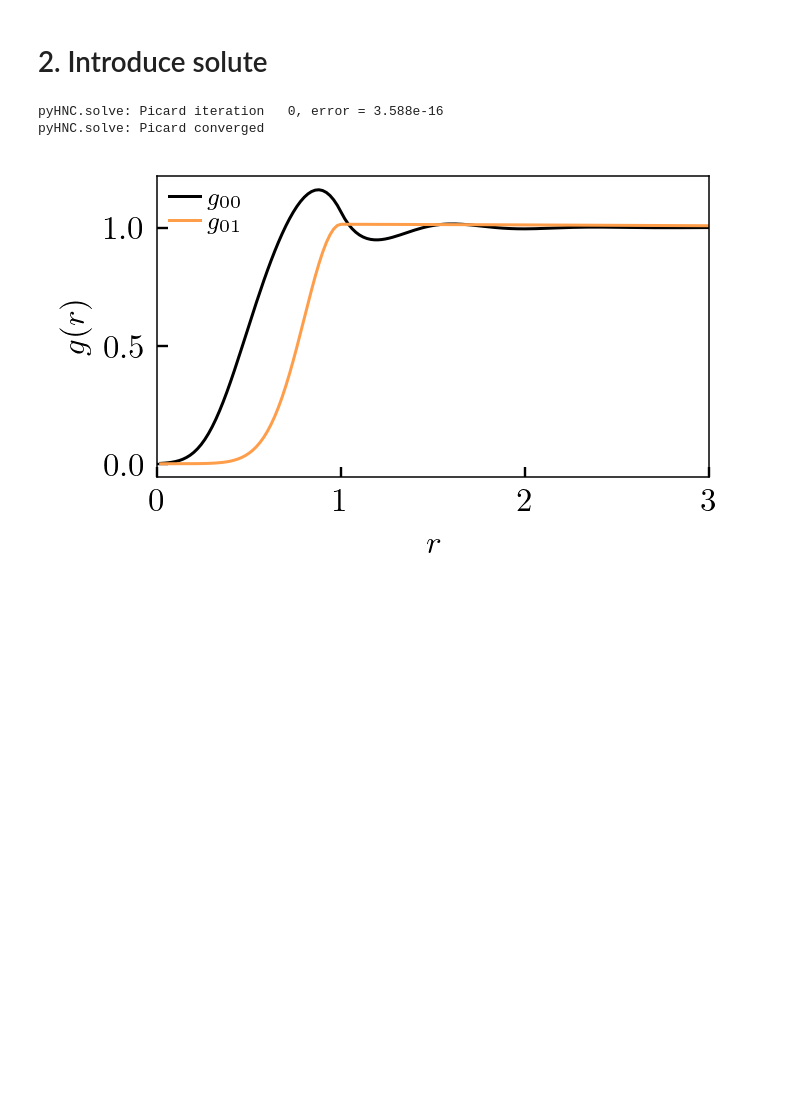
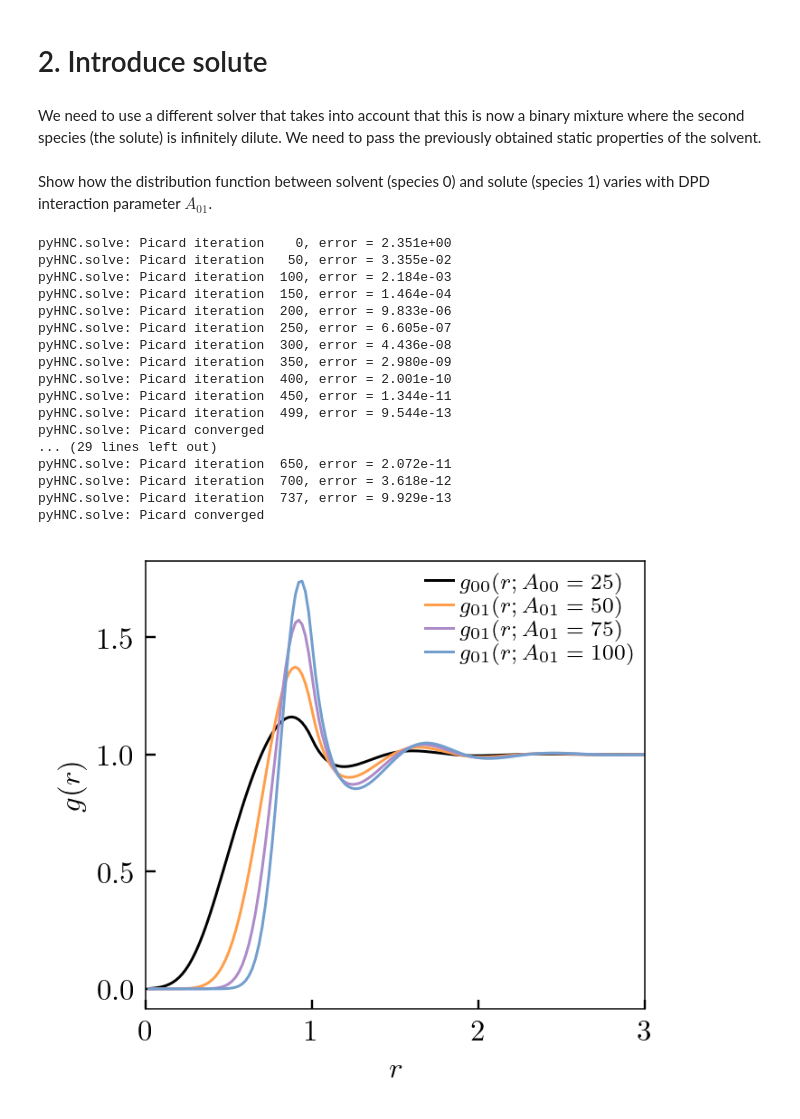
Before and after one commit to patrickbwarren/python3-HNC-solver, a Jupyter notebook: solute_demo.ipynb, the cells around one changed output. Saved outputs shown, nothing was run; the diff lists cells and outputs as text; code cells hidden in the pictures; blank space fills up the shorter version.

Commit message:
Fix error in solute calculation

```diff
--- a/solute_demo.ipynb
+++ b/solute_demo.ipynb
@@ -137,22 +137,43 @@ print(f'μ={μ:.4f} μ_ex={μ_ex:.4f} μ_id={μ-μ_ex:.4f}')
 μ=13.2687 μ_ex=12.1701 μ_id=1.0986
 # %% [markdown]
 # 2. Introduce solute
+# %% [markdown]
+We need to use a different solver that takes into account that this is now a binary mixture where the second species (the solute) is infinitely dilute. We need to pass the previously obtained static properties of the solvent.
 # %%
-solute = SolutePicardHNC(ρ0, c00, grid)
+solute = SolutePicardHNC(ρ0, c00, grid, npicard=1000)
+# %% [markdown]
+Show how the distribution function between solvent (species 0) and solute (species 1) varies with DPD interaction parameter $A_{01}$.
 # %%
-A01 = 25
-φ01 = dpd_potential(A01, r)
-soln = solute.solve(φ01, monitor=verbose)
-h01, c01, hq01 = soln.hr, soln.cr, soln.hq
+plt.figure(figsize=(3.375, 3))
+plt.plot(r, 1+h00, label=(r'$g_{00}(r; A_{00}=' + f'{A00})$'))
 
-plt.plot(r, 1+h00, label=r'$g_{00}$')
-plt.plot(r, 1+h01, label=r'$g_{01}$')
-plt.legend(loc='best')
+for A01 in np.arange(2*A00, 101, 25):
+    φ01 = dpd_potential(A01, r)
+    soln = solute.solve(φ01, monitor=verbose)
+    h01, c01, hq01 = soln.hr, soln.cr, soln.hq
+    plt.plot(r, 1+h01, label=(r'$g_{01}(r; A_{01}=' + f'{A01})$'))
+
+plt.legend(loc='best', fontsize=8)
 plt.xlabel('$r$')
 plt.ylabel('$g(r)$')
 plt.xlim([0, 3])
 plt.show()
 # %% [output]
-pyHNC.solve: Picard iteration   0, error = 3.588e-16
+pyHNC.solve: Picard iteration    0, error = 2.351e+00
+pyHNC.solve: Picard iteration   50, error = 3.355e-02
+pyHNC.solve: Picard iteration  100, error = 2.184e-03
+pyHNC.solve: Picard iteration  150, error = 1.464e-04
+pyHNC.solve: Picard iteration  200, error = 9.833e-06
+pyHNC.solve: Picard iteration  250, error = 6.605e-07
+pyHNC.solve: Picard iteration  300, error = 4.436e-08
+pyHNC.solve: Picard iteration  350, error = 2.980e-09
+pyHNC.solve: Picard iteration  400, error = 2.001e-10
+pyHNC.solve: Picard iteration  450, error = 1.344e-11
+pyHNC.solve: Picard iteration  499, error = 9.544e-13
 pyHNC.solve: Picard converged
+... (29 lines left out)
+pyHNC.solve: Picard iteration  650, error = 2.072e-11
+pyHNC.solve: Picard iteration  700, error = 3.618e-12
+pyHNC.solve: Picard iteration  737, error = 9.929e-13
+pyHNC.solve: Picard converged
-[figure, old version]
+[figure, new version]
```
Also changed, not shown: 1 other file.
